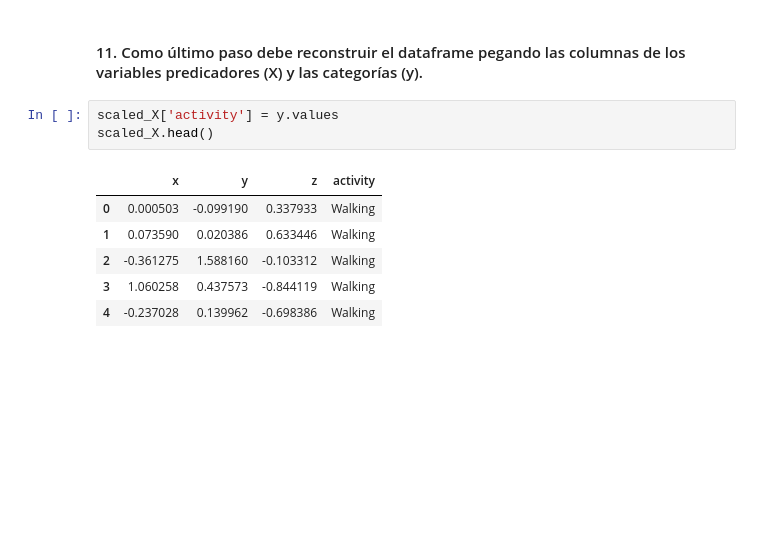
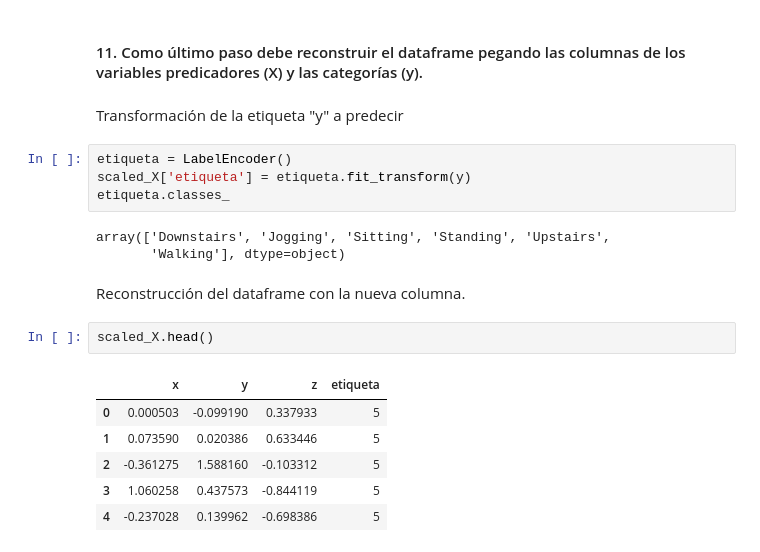
Before and after one commit to VictorSepulveda1994/Minor-Machine-Learning, a Jupyter notebook: Proyecto_Final/Etapa02-Scrub/Scrub-Human_Activity_Recognition.ipynb, the cells around one changed output. Cells and saved outputs as stored; diff of their text form; blank space fills up the shorter version.

```diff
--- a/Proyecto_Final/Etapa02-Scrub/Scrub-Human_Activity_Recognition.ipynb
+++ b/Proyecto_Final/Etapa02-Scrub/Scrub-Human_Activity_Recognition.ipynb
@@ -308,13 +308,23 @@ scaled_X.head()
 | 4 | -0.237028 | 0.139962 | -0.698386 |
 # %% [markdown]
 #### 11. Como último paso debe reconstruir el dataframe pegando las columnas de los variables predicadores (X) y las categorías (y).
+# %% [markdown]
+Transformación de la etiqueta "y" a predecir
+# %%
+etiqueta = LabelEncoder()
+scaled_X['etiqueta'] = etiqueta.fit_transform(y)
+etiqueta.classes_
+# %% [output]
+array(['Downstairs', 'Jogging', 'Sitting', 'Standing', 'Upstairs',
+       'Walking'], dtype=object)
+# %% [markdown]
+Reconstrucción del dataframe con la nueva columna.
 # %%
-scaled_X['activity'] = y.values
 scaled_X.head()
 # %% [output]
-|  | x | y | z | activity |
-| 0 | 0.000503 | -0.099190 | 0.337933 | Walking |
-| 1 | 0.073590 | 0.020386 | 0.633446 | Walking |
-| 2 | -0.361275 | 1.588160 | -0.103312 | Walking |
-| 3 | 1.060258 | 0.437573 | -0.844119 | Walking |
-| 4 | -0.237028 | 0.139962 | -0.698386 | Walking |
+|  | x | y | z | etiqueta |
+| 0 | 0.000503 | -0.099190 | 0.337933 | 5 |
+| 1 | 0.073590 | 0.020386 | 0.633446 | 5 |
+| 2 | -0.361275 | 1.588160 | -0.103312 | 5 |
+| 3 | 1.060258 | 0.437573 | -0.844119 | 5 |
+| 4 | -0.237028 | 0.139962 | -0.698386 | 5 |
```
Also changed, not shown: parts of 1 cell of this notebook.
